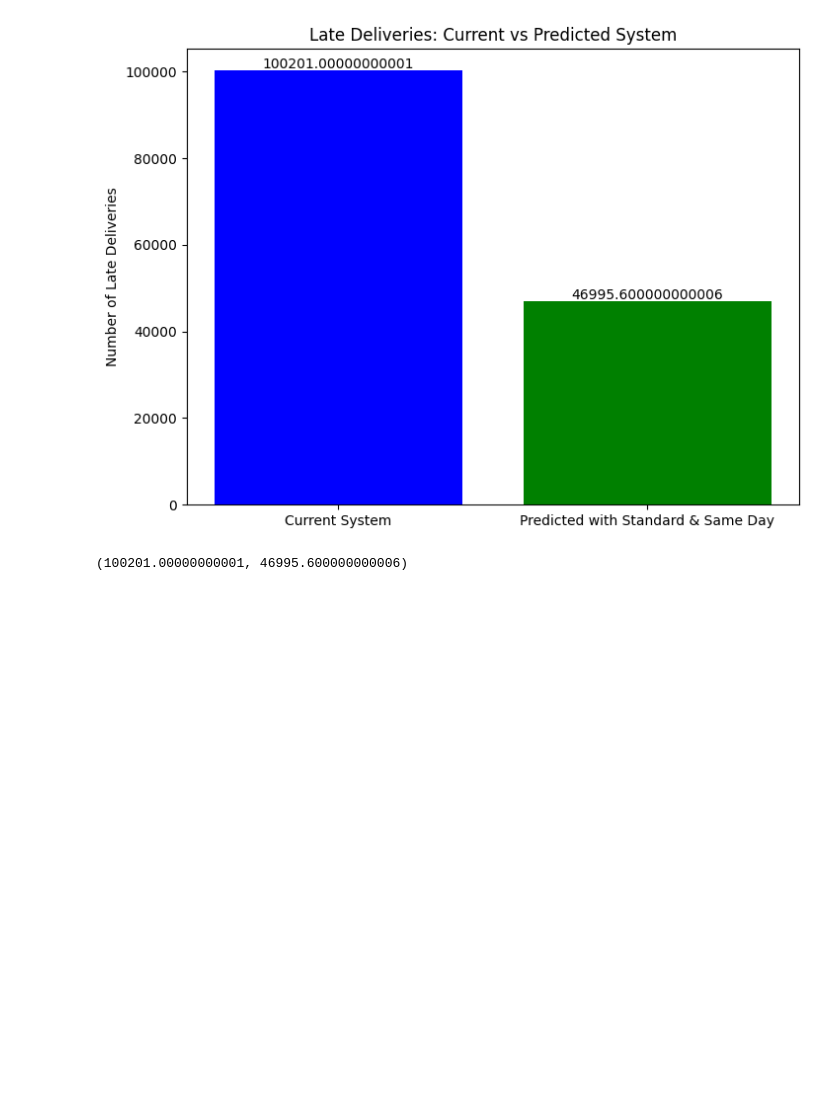
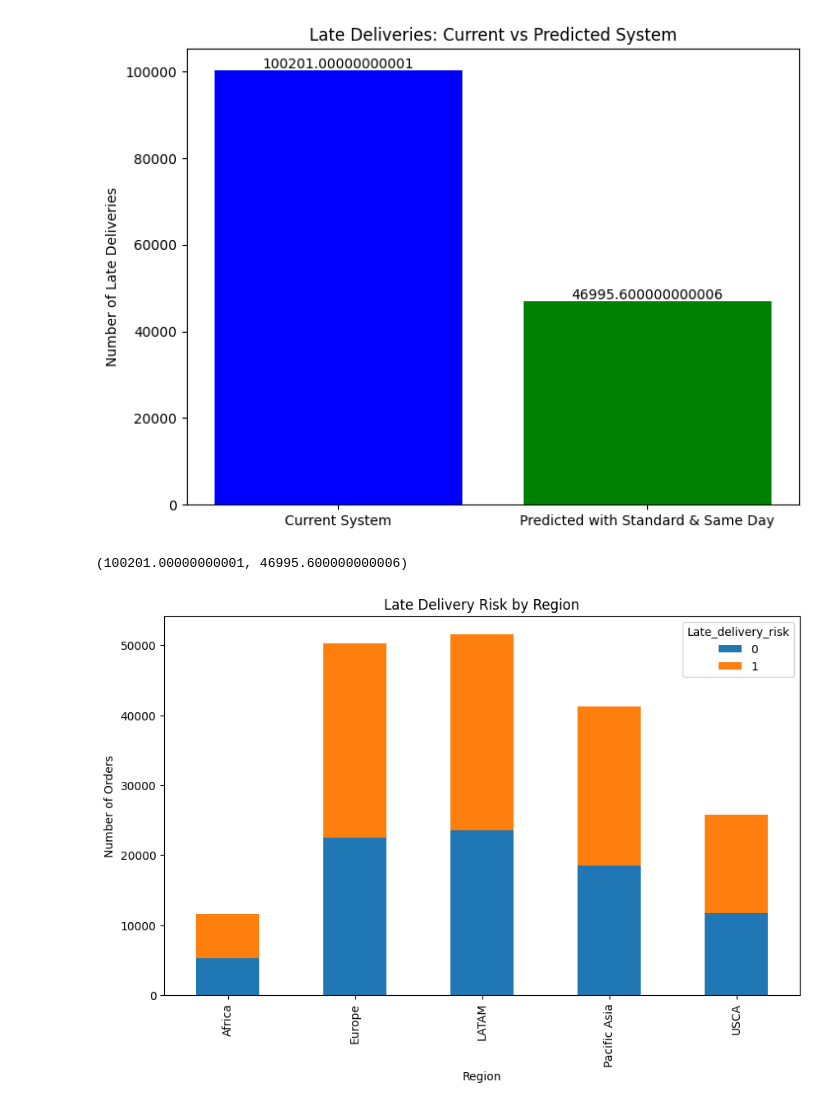
Before and after one commit to CCNY-Analytics-and-Quant/Branly_BAF23, a Jupyter notebook: Final Project V2.ipynb, the cells around one changed output. Cells and saved outputs as stored; diff of their text form; code cells hidden in the pictures; blank space fills up the shorter version.

```diff
--- a/Final Project V2.ipynb
+++ b/Final Project V2.ipynb
@@ -729,3 +729,12 @@ plt.show()
 # %% [output]
 [figure]
 (100201.00000000001, 46995.600000000006)
+# %%
+region_late_delivery = df_late.groupby(['Market', 'Late_delivery_risk'])['Late_delivery_risk'].count().unstack()
+region_late_delivery.plot(kind='bar', stacked=True, figsize=(10, 6))
+plt.title('Late Delivery Risk by Region')
+plt.ylabel('Number of Orders')
+plt.xlabel('Region')
+plt.show()
+# %% [output]
+[figure, added]
```
Also changed, not shown: parts of 2 cells of this notebook.
